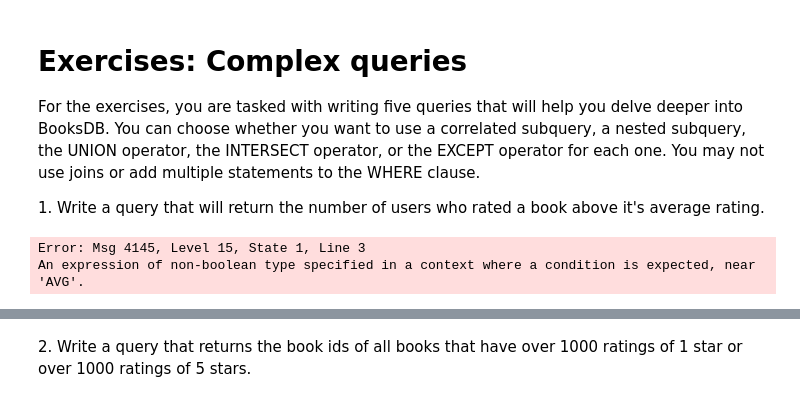
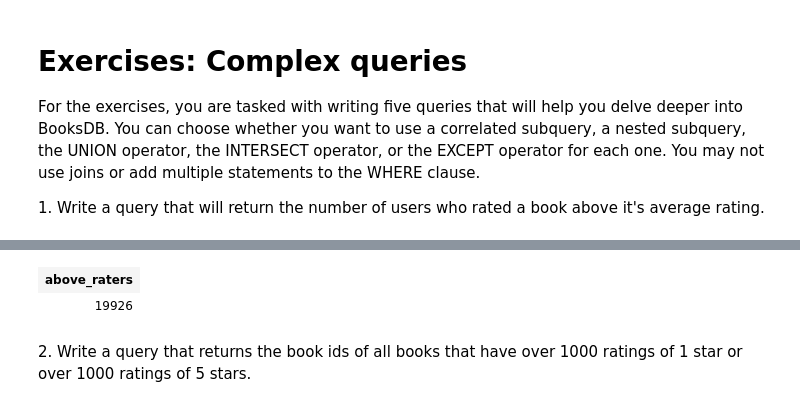
Before and after one commit to Hockeystyx/sql-part4-exercises, a Jupyter notebook: sql-part4.ipynb, the cells around one changed output, grey strips where cells are left out. Cells and saved outputs as stored; diff of their text form; code cells hidden in the pictures.

```diff
--- a/sql-part4.ipynb
+++ b/sql-part4.ipynb
@@ -5,10 +5,11 @@ For the exercises, you are tasked with writing five queries that will help you d
 
 1. Write a query that will return the number of users who rated a book above it's average rating.
 # %%
-SELECT COUNT(user_id), rating
-FROM BooksDB.dbo.ratings
-WHERE AVG(rating) >
-GROUP BY book_id;
+SELECT COUNT(DISTINCT user_id) AS above_raters
+from BooksDB.dbo.ratings as r
+WHERE rating > (
+    SELECT average_rating
+    FROM BooksDB.dbo.books
+    WHERE book_id = r.book_id
+)
 # %% [output]
-Error: Msg 4145, Level 15, State 1, Line 3
-An expression of non-boolean type specified in a context where a condition is expected, near 'AVG'.
@@ -16,2 +18,4 @@ Total execution time: 00:00:00.034
+| above_raters |
+| 19926 |
 # %% [markdown]
 2. Write a query that returns the book ids of all books that have over 1000 ratings of 1 star or over 1000 ratings of 5 stars.
```
Also changed, not shown: parts of 9 cells of this notebook.
